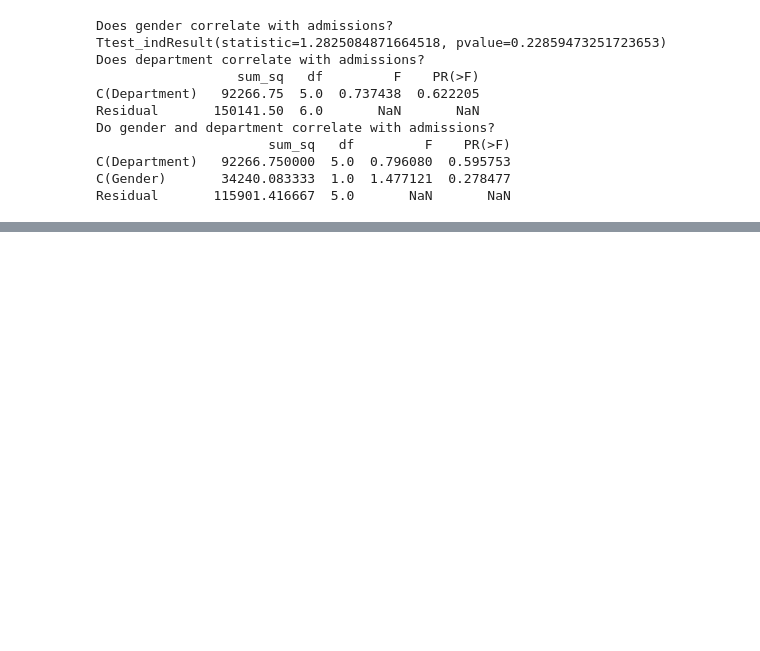
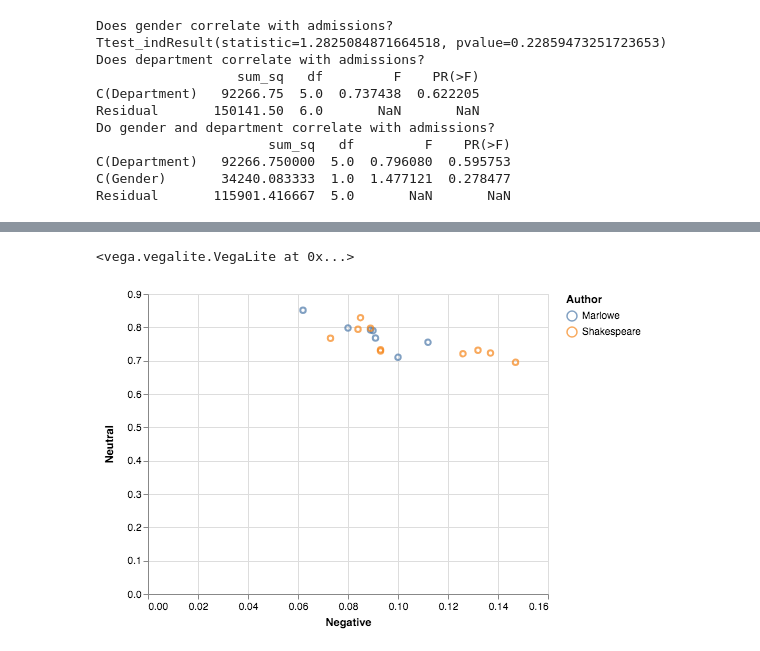
Before and after one commit to INFO3401/problem-set-11-josa5420, a Jupyter notebook: Nov 12 In Class.ipynb, the cells around one changed output, grey strips where cells are left out. Saved outputs shown, nothing was run; the diff lists cells and outputs as text; code cells hidden in the pictures; blank space fills up the shorter version.

```diff
--- a/Nov 12 In Class.ipynb
+++ b/Nov 12 In Class.ipynb
@@ -90,0 +171,10 @@ array(['Female', 'Male', 'Male '], dtype=object)
+# %%
+sentiment = pd.read_csv('sentimentData.csv')
+alt.Chart(sentiment).mark_point().encode(
+    x='Negative',
+    y='Neutral'
+    ,color = 'Author'
+).interactive()
+# %% [output]
+<vega.vegalite.VegaLite at 0x...>
+[figure, added]
```
Also changed, not shown: parts of 37 cells of this notebook, 27 other files.
